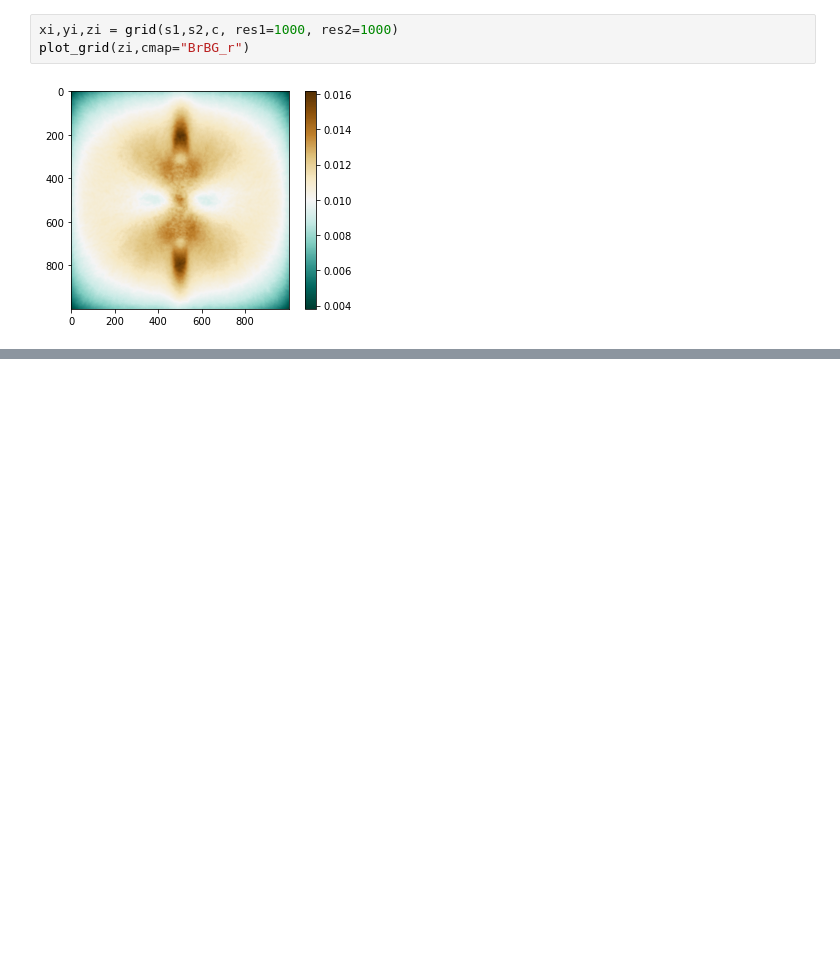
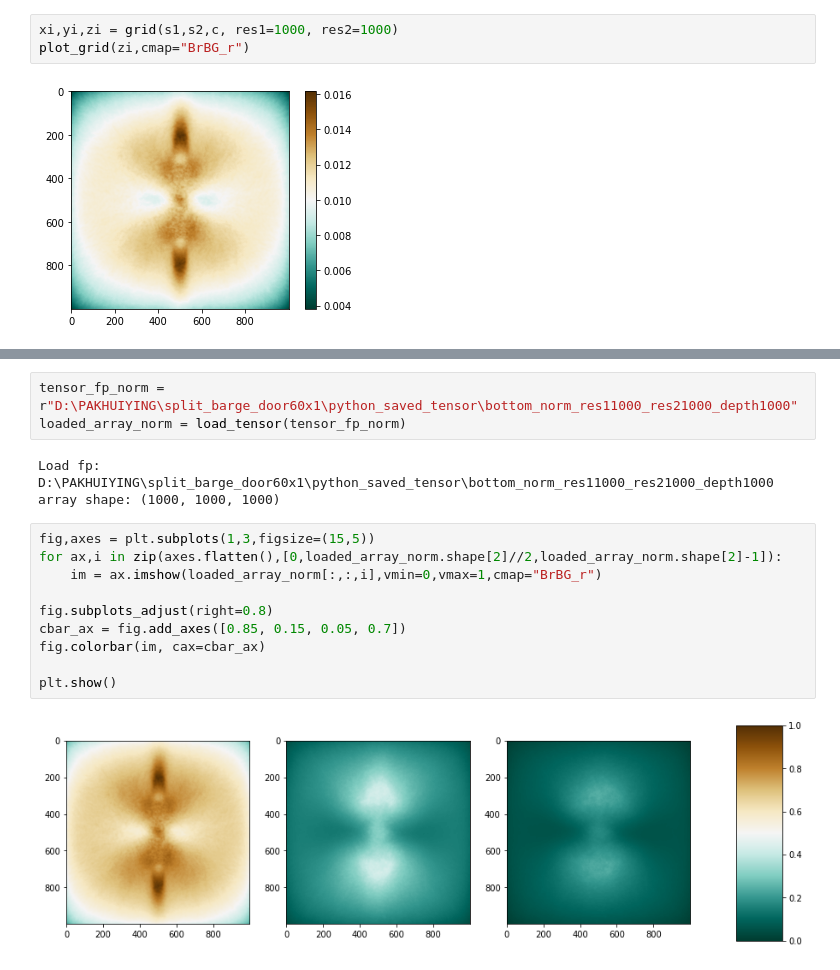
Before and after one commit to pakhuiying/read_fluent_surface, a Jupyter notebook: read_fluent_surfaces.ipynb, the cells around one changed output, grey strips where cells are left out. Cells and saved outputs as stored; diff of their text form; blank space fills up the shorter version.

```diff
--- a/read_fluent_surfaces.ipynb
+++ b/read_fluent_surfaces.ipynb
@@ -26,0 +59,18 @@ plot_grid(zi,cmap="BrBG_r")
+# %%
+tensor_fp_norm = r"D:\PAKHUIYING\split_barge_door60x1\python_saved_tensor\bottom_norm_res11000_res21000_depth1000"
+loaded_array_norm = load_tensor(tensor_fp_norm)
+# %% [output]
+Load fp: D:\PAKHUIYING\split_barge_door60x1\python_saved_tensor\bottom_norm_res11000_res21000_depth1000
+array shape: (1000, 1000, 1000)
+# %%
+fig,axes = plt.subplots(1,3,figsize=(15,5))
+for ax,i in zip(axes.flatten(),[0,loaded_array_norm.shape[2]//2,loaded_array_norm.shape[2]-1]):
+    im = ax.imshow(loaded_array_norm[:,:,i],vmin=0,vmax=1,cmap="BrBG_r")
+
+fig.subplots_adjust(right=0.8)
+cbar_ax = fig.add_axes([0.85, 0.15, 0.05, 0.7])
+fig.colorbar(im, cax=cbar_ax)
+
+plt.show()
+# %% [output]
+[figure, added]
```
Also changed, not shown: parts of 12 cells of this notebook, 2 other files.
